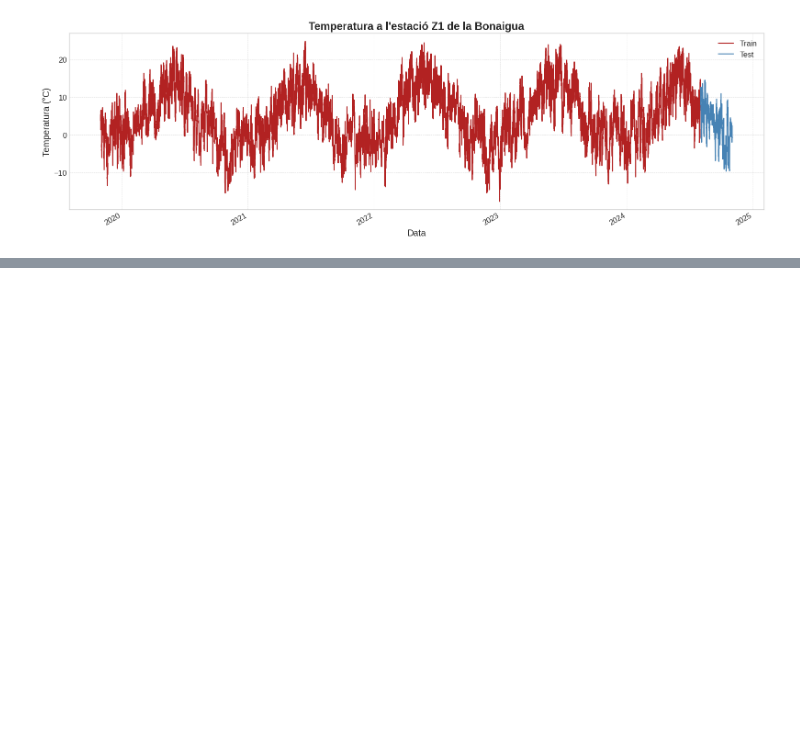
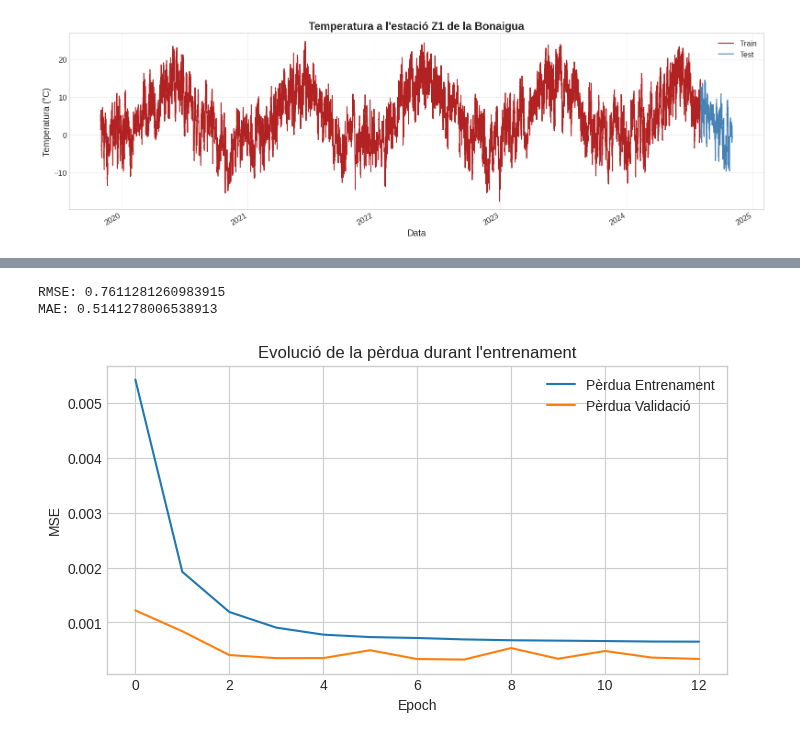
Before and after one commit to Paurro/TFM_SCM_Temperature_Forecasting_ML, a Jupyter notebook: models_prediccio/lstm_model.ipynb, the cells around one changed output, grey strips where cells are left out. Drawn from its saved outputs; the diff is of its cells as text; code cells hidden in the pictures; blank space fills up the shorter version.

```diff
--- a/models_prediccio/lstm_model.ipynb
+++ b/models_prediccio/lstm_model.ipynb
@@ -234,0 +253,15 @@ df_train
+# %%
+# ➤ LSTM espera una entrada en 3 dimensions:
+#    (n_samples, window_size, n_features)
+#    On:
+#     - n_samples = nombre de finestres que hem generat
+#     - window_size = longitud de cada finestra (número de valors consecutius)
+#     - n_features = nombre de variables per timestep (en aquest cas, 1 sola: la temperatura)
+
+# Reshape perquè LSTM espera 3 dimensions
+X_train = X_train.reshape((X_train.shape[0], X_train.shape[1], 1))
+X_test = X_test.reshape((X_test.shape[0], X_test.shape[1], 1))
+
+# També adaptem y per si cal
+y_train = y_train.reshape(-1, 1)
+y_test = y_test.reshape(-1, 1)
@@ -234,0 +307,17 @@ df_train
+# %%
+
+# Callback EarlyStopping per aturar l'entrenament si no millora el val_loss
+early_stop = EarlyStopping(
+    monitor='val_loss',      # monitoritza la pèrdua de validació
+    patience=5,              # espera 5 epochs sense millora abans d'aturar
+    restore_best_weights=True  # recupera els pesos del millor epoch
+)
+
+history = model.fit(
+    X_train, y_train,
+    epochs=50,
+    batch_size=32,
+    validation_data=(X_test, y_test),  # validació amb dades de test separades
+    callbacks=[early_stop],
+    verbose=1
+)
@@ -234,0 +422,23 @@ df_train
+# %%
+from sklearn.metrics import mean_squared_error, mean_absolute_error
+
+rmse = np.sqrt(mean_squared_error(y_test_rescaled, y_pred_rescaled))
+mae = mean_absolute_error(y_test_rescaled, y_pred_rescaled)
+
+print(f"RMSE: {rmse}")
+print(f"MAE: {mae}")
+# %% [output]
+RMSE: 0.7611281260983915
+MAE: 0.5141278006538913
+# %%
+plt.figure(figsize=(8,4))
+plt.plot(history.history['loss'], label='Pèrdua Entrenament')
+plt.plot(history.history['val_loss'], label='Pèrdua Validació')
+plt.title('Evolució de la pèrdua durant l\'entrenament')
+plt.xlabel('Epoch')
+plt.ylabel('MSE')
+plt.legend()
+plt.grid(True)
+plt.show()
+# %% [output]
+[figure, added]
```
Also changed, not shown: parts of 10 cells of this notebook.
